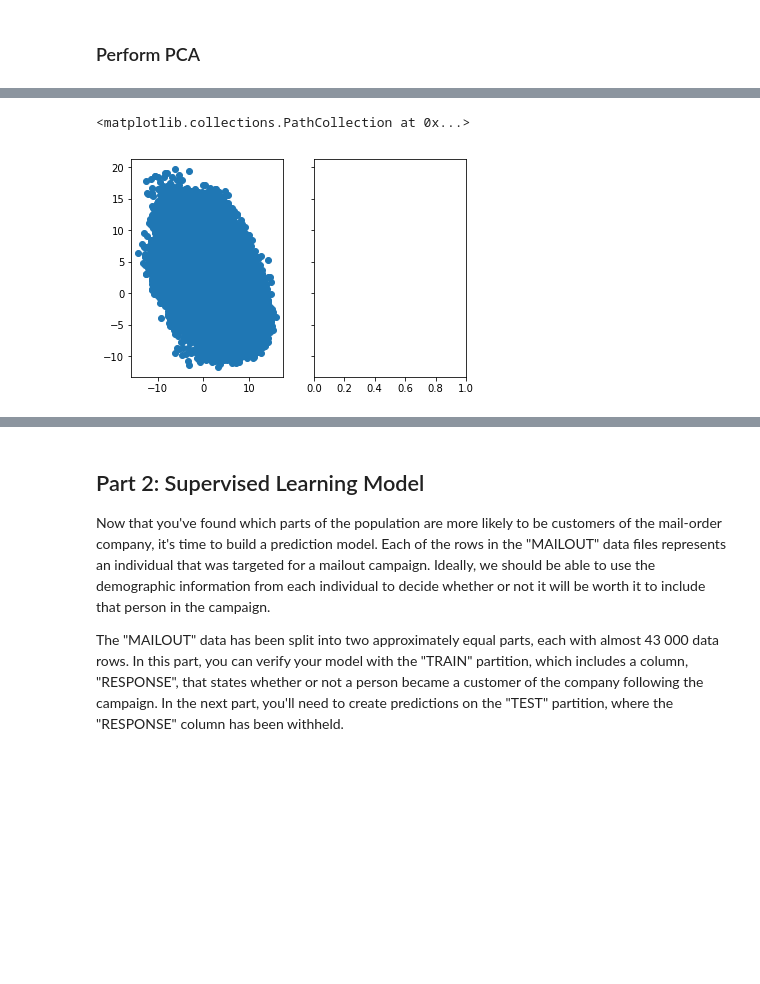
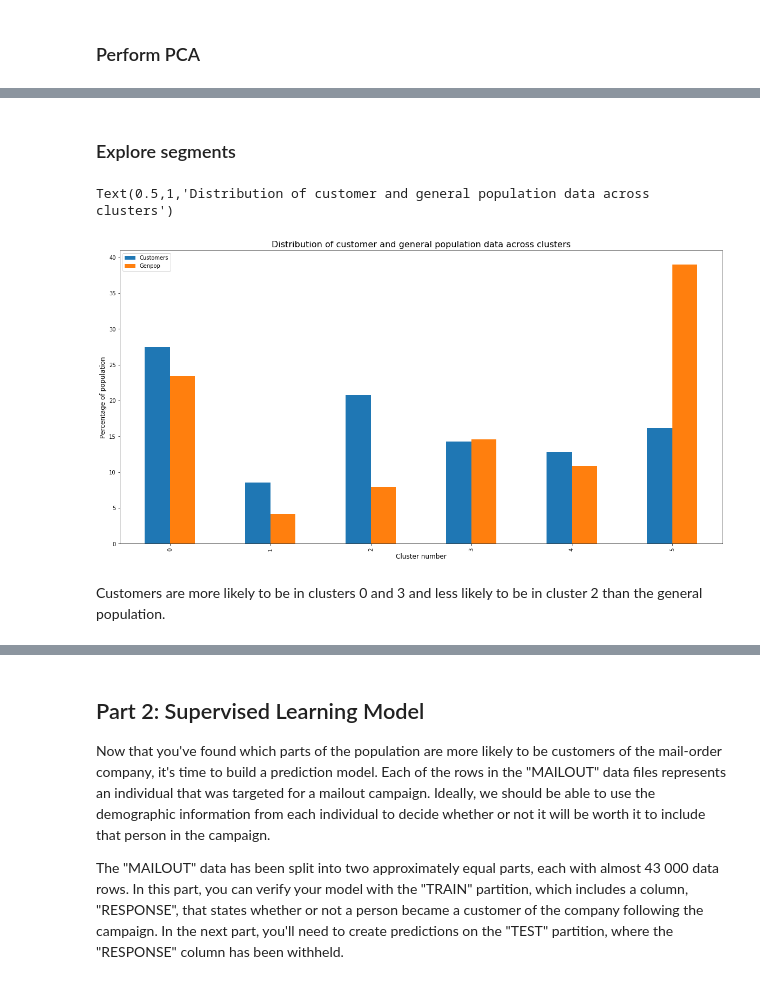
Before and after one commit to Phoebe-Macdonald/Arvato-Customer-Segmentation-Udacity-Capstone, a Jupyter notebook: Arvato Project Workbook.ipynb, the cells around one changed output, grey strips where cells are left out. Drawn from its saved outputs; the diff is of its cells as text; code cells hidden in the pictures; blank space fills up the shorter version.

Commit message:
developed kmodes segmentation and readme

```diff
--- a/Arvato Project Workbook.ipynb
+++ b/Arvato Project Workbook.ipynb
@@ -179,6 +204,8 @@ azdias_clean = azdias.drop(columns = cols_to_remove, axis=1)
 fill_mode = lambda col: col.fillna(col.mode()[0])
 
 # Fill missing categorical variables with mode
-customers[cust_object_columns] = customers[cust_object_columns].apply(fill_mode, axis=0)
-azdias[az_object_columns] = azdias[az_object_columns].apply(fill_mode, axis=0)
+#customers[cust_object_columns] = customers[cust_object_columns].apply(fill_mode, axis=0)
+customers_clean = customers.apply(fill_mode, axis=0)
+#azdias[az_object_columns] = azdias[az_object_columns].apply(fill_mode, axis=0)
+azdias_clean = azdias.apply(fill_mode, axis=0)
 # %%
@@ -202,10 +229,10 @@ def fill_mean(df, num_vars):
 # %%
-# Fill missing numerical values
-# Find numerical columns
-customers_num_vars = customers_clean.select_dtypes(include=['float', 'int']).columns
-azdias_num_vars = azdias_clean.select_dtypes(include=['float', 'int']).columns
+# # Fill missing numerical values
+# # Find numerical columns
+# customers_num_vars = customers_clean.select_dtypes(include=['float', 'int']).columns
+# azdias_num_vars = azdias_clean.select_dtypes(include=['float', 'int']).columns
 
-# Fill missing values in numerical columns
-customers_clean = fill_mean(customers_clean, customers_num_vars)
-azdias_clean = fill_mean(azdias_clean, azdias_num_vars)
-customers_clean.head()
+# # Fill missing values in numerical columns
+# customers_clean = fill_mean(customers_clean, customers_num_vars)
+# azdias_clean = fill_mean(azdias_clean, azdias_num_vars)
+# customers_clean.head()
@@ -450,6 +440,0 @@ array([0, 0, 2, ..., 0, 2, 0], dtype=int32)
-# %%
-fig , (ax1,ax2) = plt.subplots(1,2, sharey = True)
-ax1.scatter(customer_components[:,0], customer_components[:,1])
-# %% [output]
-<matplotlib.collections.PathCollection at 0x...>
-[figure, removed]
@@ -455,0 +445,4 @@ ax1.scatter(customer_components[:,0], customer_components[:,1])
+# %%
+km = KModes(n_clusters=6)
+customers_clean['clusters'] = km.fit_predict(customers_clean)
+azdias_clean['clusters'] = km.predict(azdias_clean)
@@ -455,0 +451,16 @@ ax1.scatter(customer_components[:,0], customer_components[:,1])
+# %% [markdown]
+### Explore segments
+# %%
+customer_perc = customers_clean['clusters'].value_counts()/customers_clean['clusters'].shape[0]*100
+gen_pop_perc = azdias_clean['clusters'].value_counts()/azdias_clean['clusters'].shape[0]*100
+distributions = {'Customers': customer_perc, 'Genpop': gen_pop_perc}
+dists = pd.DataFrame(data=distributions)
+dists.plot(kind = 'bar', figsize=(20,10))
+plt.ylabel("Percentage of population", fontdict={'fontsize': 12})
+plt.xlabel("Cluster number", fontdict={'fontsize': 12})
+plt.title("Distribution of customer and general population data across clusters", fontdict={'fontsize': 16})
+# %% [output]
+Text(0.5,1,'Distribution of customer and general population data across clusters')
+[figure, added]
+# %% [markdown]
+Customers are more likely to be in clusters 0 and 3 and less likely to be in cluster 2 than the general population.
```
Also changed, not shown: parts of 49 cells of this notebook, 1 other file.
